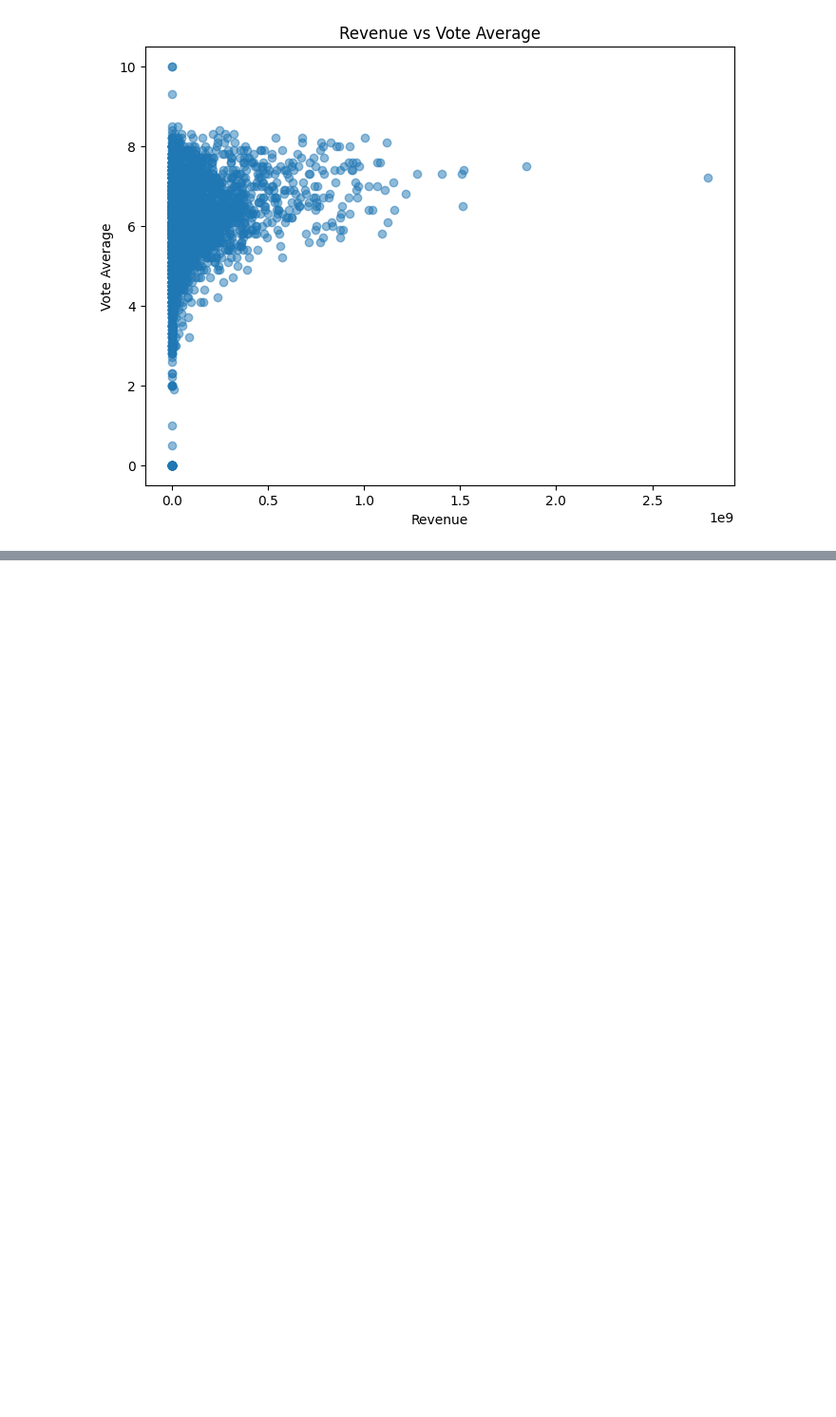
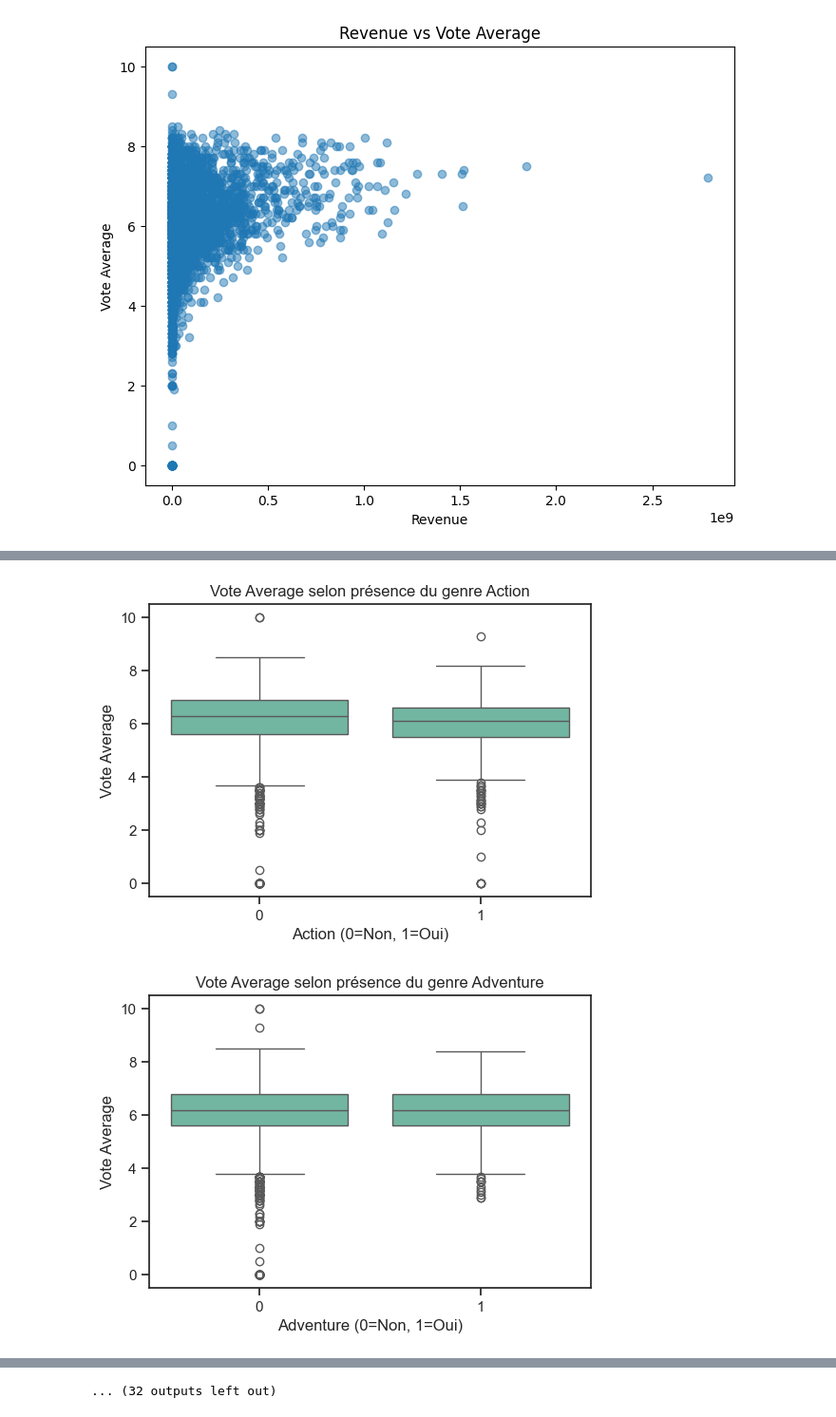
Before and after one commit to chaton2325/Methode-CRISP-film-success, a Jupyter notebook: process1.ipynb, the cells around one changed output, grey strips where cells are left out. Shown at 95% size. Cells and saved outputs as stored; diff of their text form; code cells hidden in the pictures; blank space fills up the shorter version.

```diff
--- a/process1.ipynb
+++ b/process1.ipynb
@@ -386,0 +491,39 @@ Dataset pour le succès critique sauvegardé sous : phases de traitement dataset
+# %%
+import pandas as pd
+import seaborn as sns
+import matplotlib.pyplot as plt
+
+# Copier le DataFrame pour ne pas modifier l'original
+df_plot = df_encoded.copy()
+
+# Convertir bool -> int (si pas déjà fait)
+for col in df_plot.columns:
+    if df_plot[col].dtype == 'bool':
+        df_plot[col] = df_plot[col].astype(int)
+
+# Liste des genres
+genres = ['Action', 'Adventure', 'Drama', 'Comedy', 'Thriller', 'Horror',
+          'Romance', 'Fantasy', 'Science', 'Fiction', 'Family', 'Animation',
+          'Mystery', 'Documentary', 'Music', 'TV', 'Movie', 'Crime', 'War',
+          'Western', 'History', 'Foreign']
+
+# Visualiser vote_average par genre
+for genre in genres:
+    plt.figure(figsize=(6,4))
+    sns.boxplot(x=df_plot[genre], y=df_plot['vote_average'])
+    plt.title(f'Vote Average selon présence du genre {genre}')
+    plt.xlabel(f"{genre} (0=Non, 1=Oui)")
+    plt.ylabel("Vote Average")
+    plt.show()
+
+# Visualiser revenue par genre
+for genre in genres:
+    plt.figure(figsize=(6,4))
+    sns.boxplot(x=df_plot[genre], y=df_plot['revenue'])
+    plt.title(f'Revenue selon présence du genre {genre}')
+    plt.xlabel(f"{genre} (0=Non, 1=Oui)")
+    plt.ylabel("Revenue")
+    plt.show()
+# %% [output]
+[figure, added]
+[figure, added]
@@ -386,0 +540 @@ Dataset pour le succès critique sauvegardé sous : phases de traitement dataset
+... (32 outputs left out)
```
Also changed, not shown: parts of 13 cells of this notebook, 4 other files.
